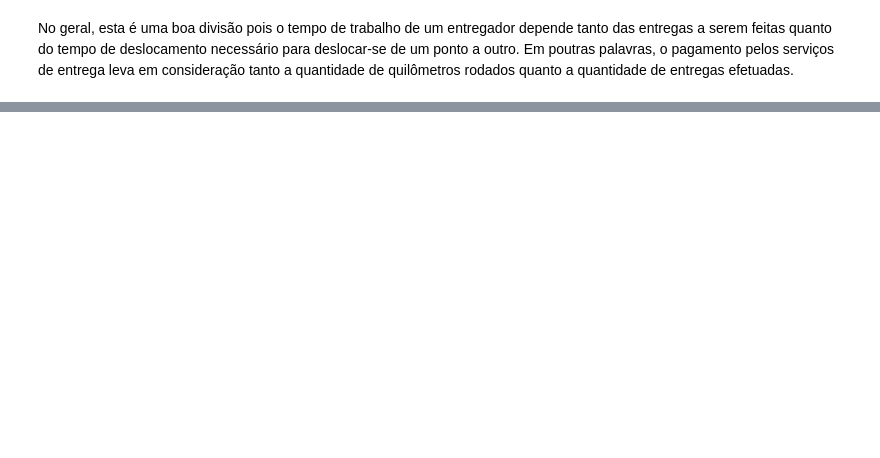
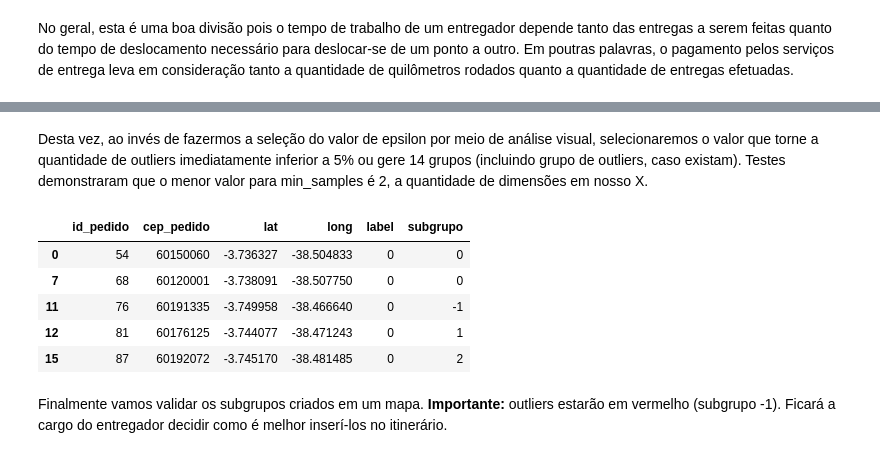
Before and after one commit to lgalicki/tcc-pos-ciecia-de-dados-pucmg, a Jupyter notebook: 4 - Clusterização para organização das entregas.ipynb, the cells around one changed output, grey strips where cells are left out. Saved outputs shown, nothing was run; the diff lists cells and outputs as text; code cells hidden in the pictures; blank space fills up the shorter version.

```diff
--- a/4 - Clusterização para organização das entregas.ipynb
+++ b/4 - Clusterização para organização das entregas.ipynb
@@ -464,0 +207,36 @@ df_ce
+# %% [markdown]
+Desta vez, ao invés de fazermos a seleção do valor de epsilon por meio de análise visual, selecionaremos o valor que torne a quantidade de outliers imediatamente inferior a 5% ou gere 14 grupos (incluindo grupo de outliers, caso existam). Testes demonstraram que o menor valor para min_samples é 2, a quantidade de dimensões em nosso X.
+# %%
+X = df_ce[['lat','long']]
+scaler = StandardScaler()
+scaled_X = scaler.fit_transform(X)
+
+ms = scaled_X.shape[1]
+
+# Descobrindo o valor de eps a ser usado
+eps = 0.001
+
+while True:
+    modelo_dbscan = DBSCAN(min_samples=ms,eps=eps)
+    subgrupos = modelo_dbscan.fit_predict(scaled_X)
+
+    nr_outliers = np.sum(modelo_dbscan.labels_ == -1) # DBSCAN atribui label -1 aos outliers
+    perc_outliers = 100 * nr_outliers / len(modelo_dbscan.labels_)
+
+    if perc_outliers <= 5 or len(np.unique(subgrupos)) == 14:
+        eps_final = eps
+        break
+    else:
+        eps += 0.05
+
+df_ce['subgrupo'] = subgrupos
+df_ce.head()
+# %% [output]
+|  | id_pedido | cep_pedido | lat | long | label | subgrupo |
+| 0 | 54 | 60150060 | -3.736327 | -38.504833 | 0 | 0 |
+| 7 | 68 | 60120001 | -3.738091 | -38.507750 | 0 | 0 |
+| 11 | 76 | 60191335 | -3.749958 | -38.466640 | 0 | -1 |
+| 12 | 81 | 60176125 | -3.744077 | -38.471243 | 0 | 1 |
+| 15 | 87 | 60192072 | -3.745170 | -38.481485 | 0 | 2 |
+# %% [markdown]
+Finalmente vamos validar os subgrupos criados em um mapa. **Importante:** outliers estarão em vermelho (subgrupo -1). Ficará a cargo do entregador decidir como é melhor inserí-los no itinerário.
```
Also changed, not shown: parts of 28 cells of this notebook.
